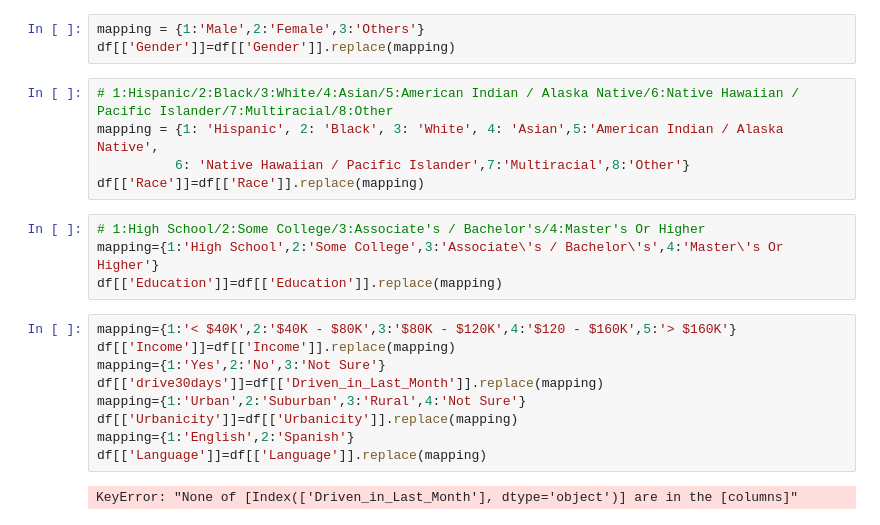
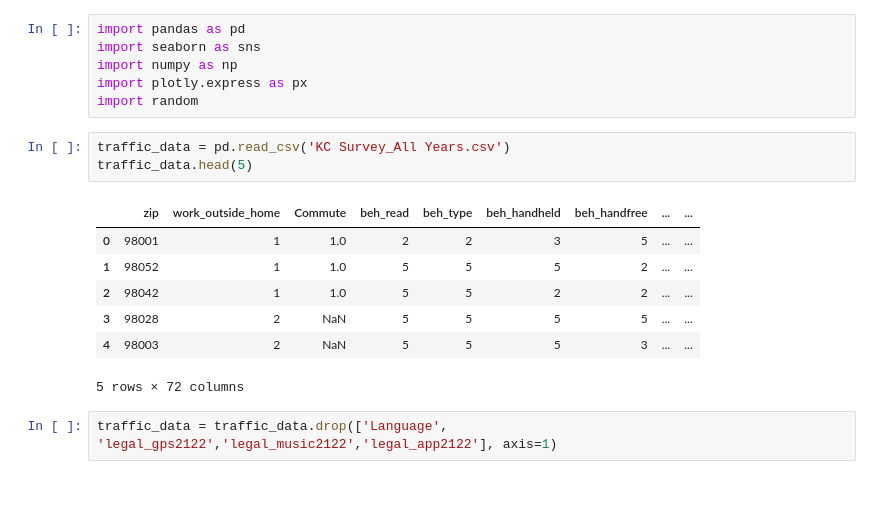
Before and after one commit to shantanuparabumd/INFO-CHALLENGE-23, a Jupyter notebook: Data Cleaning.ipynb, the cells around one changed output. Drawn from its saved outputs; the diff is of its cells as text; blank space fills up the shorter version.

```diff
--- a/Data Cleaning.ipynb
+++ b/Data Cleaning.ipynb
@@ -64,23 +1,19 @@ df[['stop_family','stop_friends','stop_pass','stop_bt','stop_tix124','stop_tix24
-# %%
-mapping = {1:'Male',2:'Female',3:'Others'}
-df[['Gender']]=df[['Gender']].replace(mapping)
-# %%
-# 1:Hispanic/2:Black/3:White/4:Asian/5:American Indian / Alaska Native/6:Native Hawaiian / Pacific Islander/7:Multiracial/8:Other
-mapping = {1: 'Hispanic', 2: 'Black', 3: 'White', 4: 'Asian',5:'American Indian / Alaska Native',
-          6: 'Native Hawaiian / Pacific Islander',7:'Multiracial',8:'Other'}
-df[['Race']]=df[['Race']].replace(mapping)
-# %%
-# 1:High School/2:Some College/3:Associate's / Bachelor's/4:Master's Or Higher
-mapping={1:'High School',2:'Some College',3:'Associate\'s / Bachelor\'s',4:'Master\'s Or Higher'}
-df[['Education']]=df[['Education']].replace(mapping)
-# %%
-mapping={1:'< $40K',2:'$40K - $80K',3:'$80K - $120K',4:'$120 - $160K',5:'> $160K'}
-df[['Income']]=df[['Income']].replace(mapping)
-mapping={1:'Yes',2:'No',3:'Not Sure'}
-df[['drive30days']]=df[['Driven_in_Last_Month']].replace(mapping)
-mapping={1:'Urban',2:'Suburban',3:'Rural',4:'Not Sure'}
-df[['Urbanicity']]=df[['Urbanicity']].replace(mapping)
-mapping={1:'English',2:'Spanish'}
-df[['Language']]=df[['Language']].replace(mapping)
-# %% [output]
-KeyError: "None of [Index(['Driven_in_Last_Month'], dtype='object')] are in the [columns]"
+# %%
+import pandas as pd
+import seaborn as sns
+import numpy as np
+import plotly.express as px
+import random
+# %%
+traffic_data = pd.read_csv('KC Survey_All Years.csv')
+traffic_data.head(5)
+# %% [output]
+|  | zip | work_outside_home | Commute | beh_read | beh_type | beh_handheld | beh_handfree | ... | ... |
+| 0 | 98001 | 1 | 1.0 | 2 | 2 | 3 | 5 | ... | ... |
+| 1 | 98052 | 1 | 1.0 | 5 | 5 | 5 | 2 | ... | ... |
+| 2 | 98042 | 1 | 1.0 | 5 | 5 | 2 | 2 | ... | ... |
+| 3 | 98028 | 2 | NaN | 5 | 5 | 5 | 5 | ... | ... |
+| 4 | 98003 | 2 | NaN | 5 | 5 | 5 | 3 | ... | ... |
+5 rows × 72 columns
+# %%
+traffic_data = traffic_data.drop(['Language', 'legal_gps2122','legal_music2122','legal_app2122'], axis=1)
```
Also changed, not shown: parts of 25 cells of this notebook.
